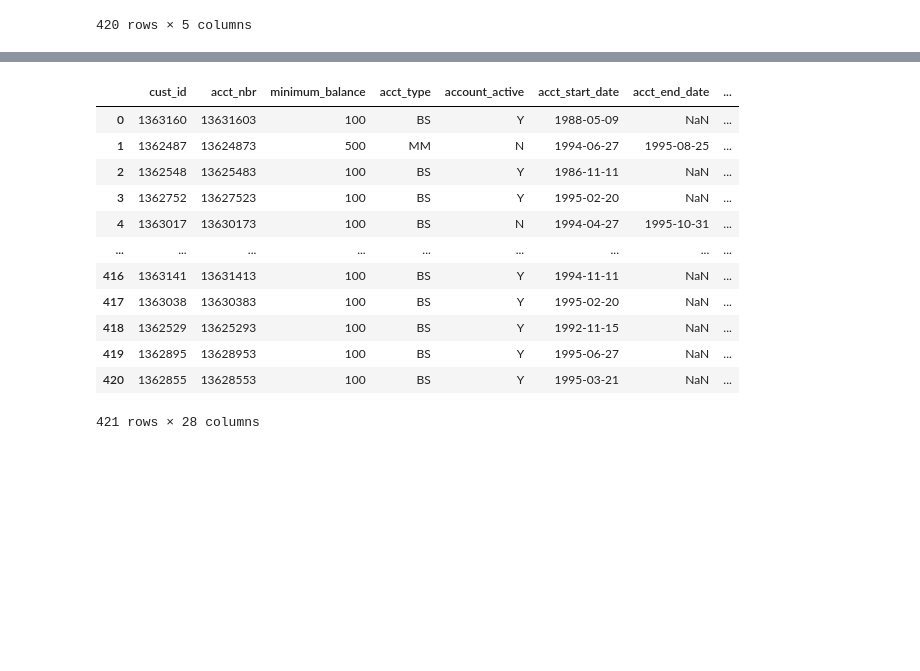
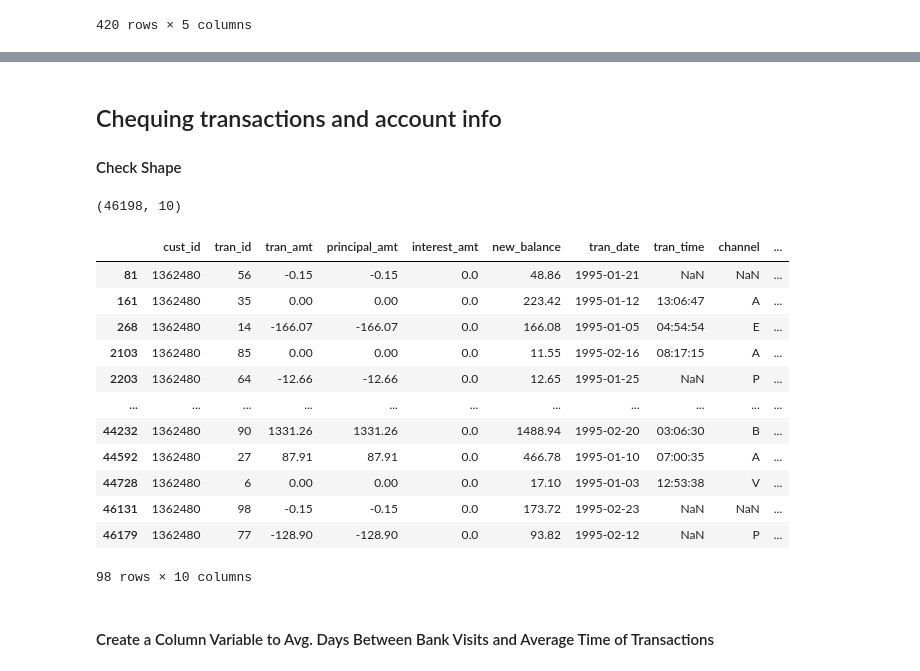
Before and after one commit to btmarsh6/mini-project-III, a Jupyter notebook: Brittany_Clean_Merge_Notebook.ipynb, the cells around one changed output, grey strips where cells are left out. Cells and saved outputs as stored; diff of their text form; code cells hidden in the pictures; blank space fills up the shorter version.

Commit message:
new checking csv

```diff
--- a/Brittany_Clean_Merge_Notebook.ipynb
+++ b/Brittany_Clean_Merge_Notebook.ipynb
@@ -647,20 +651,4 @@ savings_acct_df = savings_acct_df.merge(tran_summary_pivot, on=cust_id, how='lef
 
 # merge the agg_savings_tran  dataframe onto the savings_acct dataframe
 savings_acct_df = savings_acct_df.merge(agg_savings_tran_df, on=cust_id, how='left')
-# %%
-savings_acct_df
-# %% [output]
-|  | cust_id | acct_nbr | minimum_balance | acct_type | account_active | acct_start_date | acct_end_date | ... |
-| 0 | 1363160 | 13631603 | 100 | BS | Y | 1988-05-09 | NaN | ... |
-| 1 | 1362487 | 13624873 | 500 | MM | N | 1994-06-27 | 1995-08-25 | ... |
-| 2 | 1362548 | 13625483 | 100 | BS | Y | 1986-11-11 | NaN | ... |
-| 3 | 1362752 | 13627523 | 100 | BS | Y | 1995-02-20 | NaN | ... |
-| 4 | 1363017 | 13630173 | 100 | BS | N | 1994-04-27 | 1995-10-31 | ... |
-| ... | ... | ... | ... | ... | ... | ... | ... | ... |
-| 416 | 1363141 | 13631413 | 100 | BS | Y | 1994-11-11 | NaN | ... |
-| 417 | 1363038 | 13630383 | 100 | BS | Y | 1995-02-20 | NaN | ... |
-| 418 | 1362529 | 13625293 | 100 | BS | Y | 1992-11-15 | NaN | ... |
-| 419 | 1362895 | 13628953 | 100 | BS | Y | 1995-06-27 | NaN | ... |
-| 420 | 1362855 | 13628553 | 100 | BS | Y | 1995-03-21 | NaN | ... |
-421 rows × 28 columns
 # %%
@@ -667 +656,31 @@ savings_acct_df
 savings_acct_df.to_csv('clean_data/savings_acct_trans_df.csv', index=False)
+# %% [markdown]
+## Chequing transactions and account info
+#### Check Shape
+# %%
+# Check Shape
+checking_acct_df.shape
+checking_tran_df.shape
+# %% [output]
+(46198, 10)
+# %%
+sorted_checking_df = checking_tran_df.sort_values(by='cust_id')
+# Run one test customer to see results - show only rows with cust_id equal to 1362480
+test = checking_tran_df[checking_tran_df['cust_id'] == 1362480]
+test
+# %% [output]
+|  | cust_id | tran_id | tran_amt | principal_amt | interest_amt | new_balance | tran_date | tran_time | channel | ... |
+| 81 | 1362480 | 56 | -0.15 | -0.15 | 0.0 | 48.86 | 1995-01-21 | NaN | NaN | ... |
+| 161 | 1362480 | 35 | 0.00 | 0.00 | 0.0 | 223.42 | 1995-01-12 | 13:06:47 | A | ... |
+| 268 | 1362480 | 14 | -166.07 | -166.07 | 0.0 | 166.08 | 1995-01-05 | 04:54:54 | E | ... |
+| 2103 | 1362480 | 85 | 0.00 | 0.00 | 0.0 | 11.55 | 1995-02-16 | 08:17:15 | A | ... |
+| 2203 | 1362480 | 64 | -12.66 | -12.66 | 0.0 | 12.65 | 1995-01-25 | NaN | P | ... |
+| ... | ... | ... | ... | ... | ... | ... | ... | ... | ... | ... |
+| 44232 | 1362480 | 90 | 1331.26 | 1331.26 | 0.0 | 1488.94 | 1995-02-20 | 03:06:30 | B | ... |
+| 44592 | 1362480 | 27 | 87.91 | 87.91 | 0.0 | 466.78 | 1995-01-10 | 07:00:35 | A | ... |
+| 44728 | 1362480 | 6 | 0.00 | 0.00 | 0.0 | 17.10 | 1995-01-03 | 12:53:38 | V | ... |
+| 46131 | 1362480 | 98 | -0.15 | -0.15 | 0.0 | 173.72 | 1995-02-23 | NaN | NaN | ... |
+| 46179 | 1362480 | 77 | -128.90 | -128.90 | 0.0 | 93.82 | 1995-02-12 | NaN | P | ... |
+98 rows × 10 columns
+# %% [markdown]
+#### Create a Column Variable to Avg. Days Between Bank Visits and Average Time of Transactions
```
Also changed, not shown: parts of 18 cells of this notebook, 1 other file.
